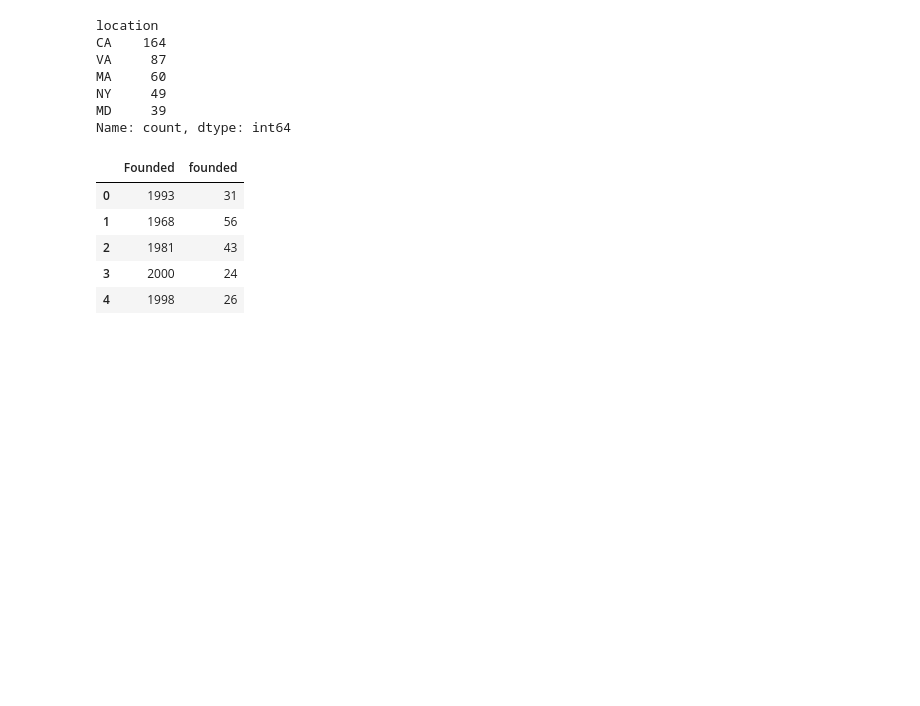
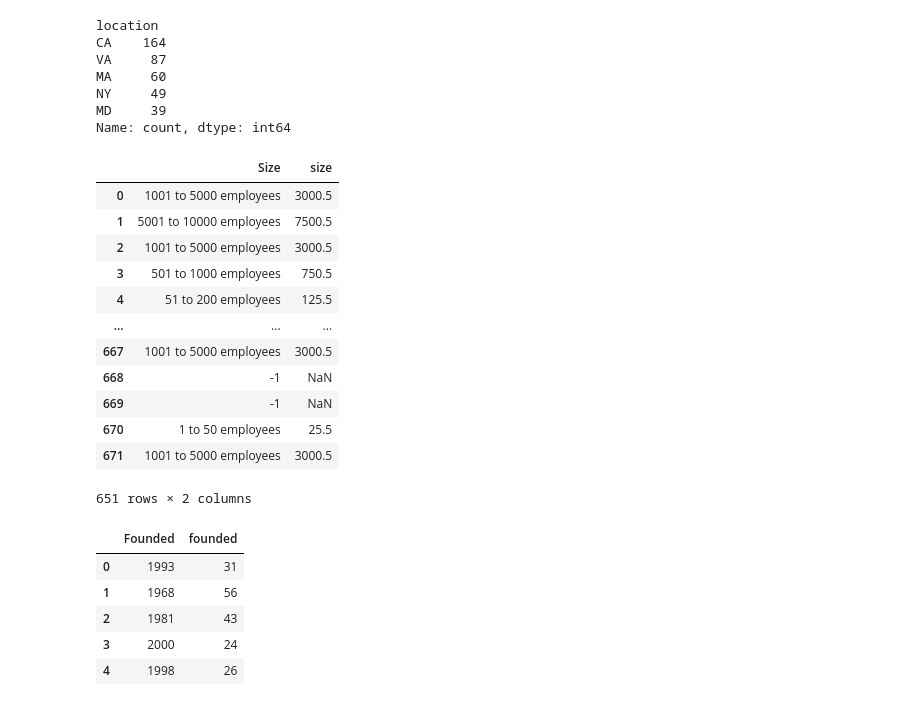
Before and after one commit to elhidarinouhayla/HR-Pulse, a Jupyter notebook: backend/ml/eda.ipynb, the cells around one changed output. Cells and saved outputs as stored; diff of their text form; code cells hidden in the pictures; blank space fills up the shorter version.

```diff
--- a/backend/ml/eda.ipynb
+++ b/backend/ml/eda.ipynb
@@ -209,6 +209,26 @@ MA     60
 NY     49
 MD     39
 Name: count, dtype: int64
+# %%
+# transformer Size en nombre
+from preprocessing import clean_size
+
+df["size"] = df["Size"].apply(clean_size)
+df[["Size", "size"]]
+# %% [output]
+|  | Size | size |
+| 0 | 1001 to 5000 employees | 3000.5 |
+| 1 | 5001 to 10000 employees | 7500.5 |
+| 2 | 1001 to 5000 employees | 3000.5 |
+| 3 | 501 to 1000 employees | 750.5 |
+| 4 | 51 to 200 employees | 125.5 |
+| ... | ... | ... |
+| 667 | 1001 to 5000 employees | 3000.5 |
+| 668 | -1 | NaN |
+| 669 | -1 | NaN |
+| 670 | 1 to 50 employees | 25.5 |
+| 671 | 1001 to 5000 employees | 3000.5 |
+651 rows × 2 columns
 # %%
 # calcule de l'age de l'entreprise
 
```
Also changed, not shown: parts of 7 cells of this notebook.
